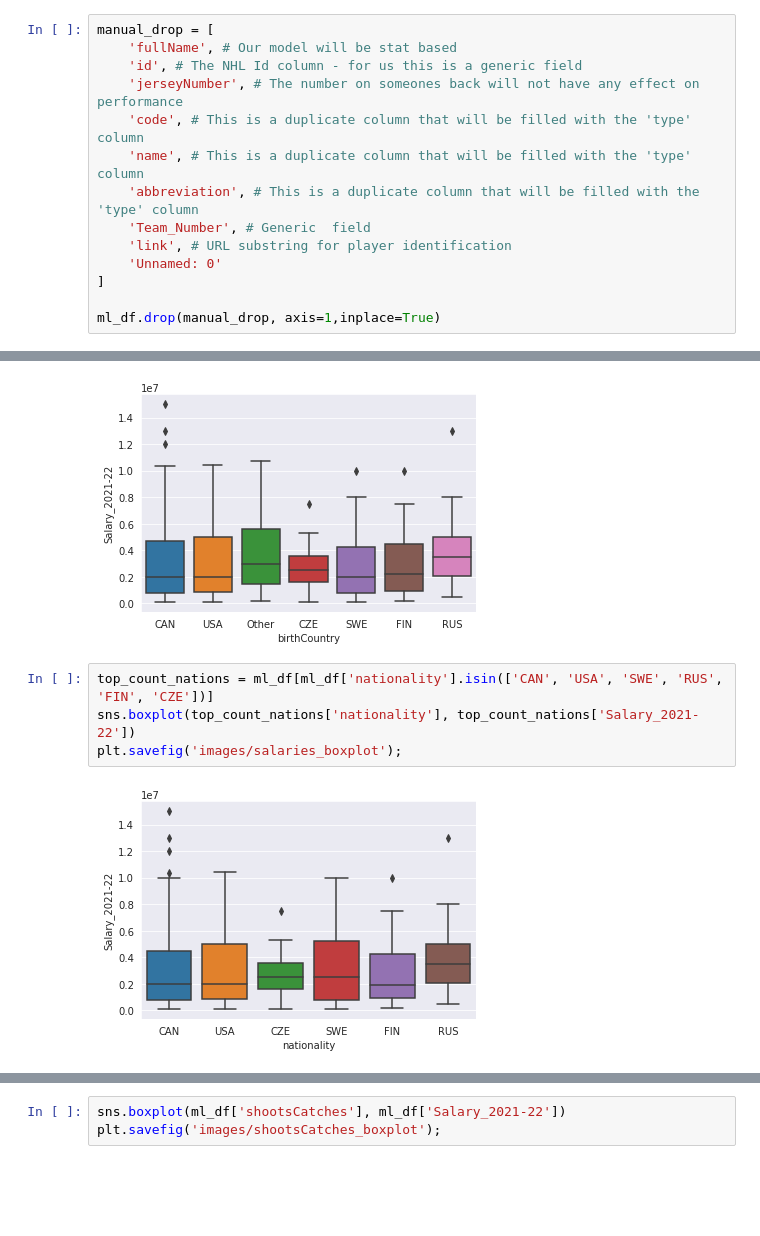
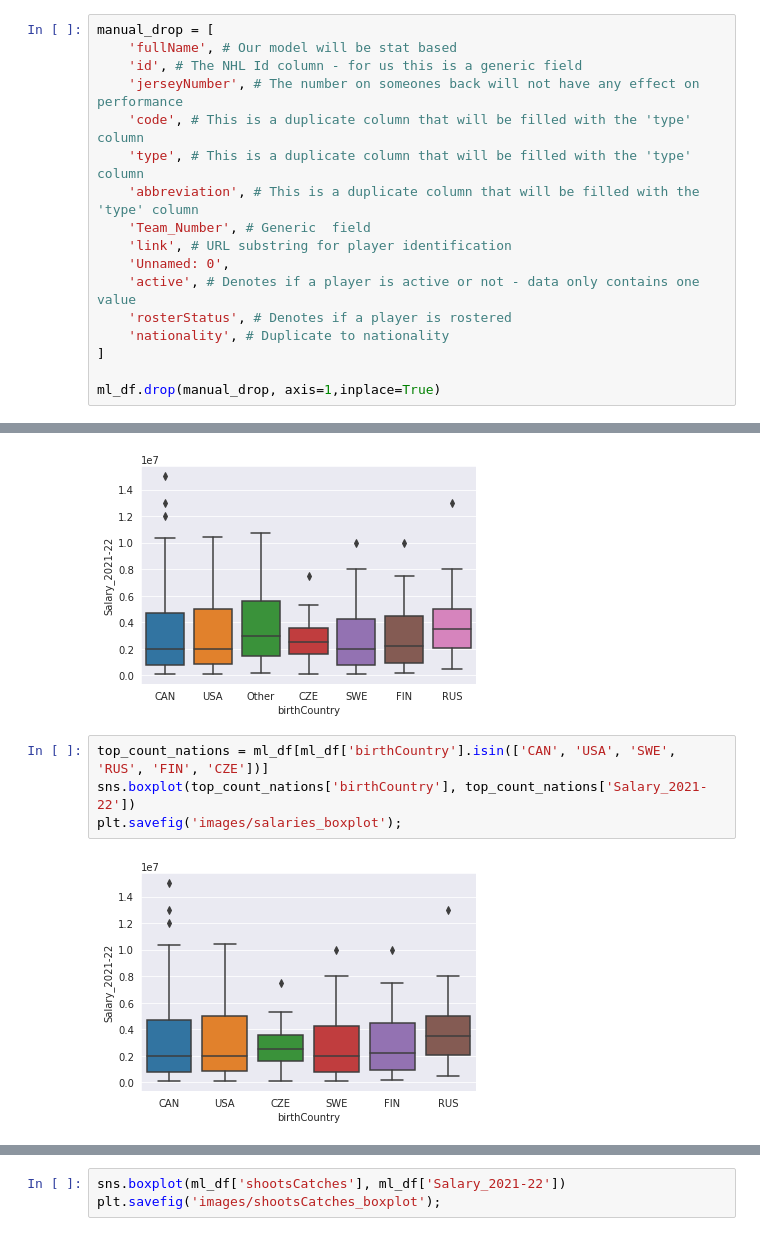
Before and after one commit to kyledufrane/NHL-Salary-Predictions, a Jupyter notebook: 2a_Modeling_Data_Prep.ipynb, the cells around one changed output, grey strips where cells are left out. Saved outputs shown, nothing was run; the diff lists cells and outputs as text; blank space fills up the shorter version.

```diff
--- a/2a_Modeling_Data_Prep.ipynb
+++ b/2a_Modeling_Data_Prep.ipynb
@@ -127,11 +121,14 @@ manual_drop = [
     'id', # The NHL Id column - for us this is a generic field
     'jerseyNumber', # The number on someones back will not have any effect on performance
     'code', # This is a duplicate column that will be filled with the 'type' column
-    'name', # This is a duplicate column that will be filled with the 'type' column
+    'type', # This is a duplicate column that will be filled with the 'type' column
     'abbreviation', # This is a duplicate column that will be filled with the 'type' column
     'Team_Number', # Generic  field
     'link', # URL substring for player identification
-    'Unnamed: 0'
+    'Unnamed: 0',
+    'active', # Denotes if a player is active or not - data only contains one value
+    'rosterStatus', # Denotes if a player is rostered
+    'nationality', # Duplicate to nationality
 ]
 
 ml_df.drop(manual_drop, axis=1,inplace=True)
@@ -287,9 +284,9 @@ sns.boxplot(ml_df['birthCountry'], ml_df['Salary_2021-22']);
 # %% [output]
 [figure]
 # %%
-top_count_nations = ml_df[ml_df['nationality'].isin(['CAN', 'USA', 'SWE', 'RUS', 'FIN', 'CZE'])]
-sns.boxplot(top_count_nations['nationality'], top_count_nations['Salary_2021-22'])
+top_count_nations = ml_df[ml_df['birthCountry'].isin(['CAN', 'USA', 'SWE', 'RUS', 'FIN', 'CZE'])]
+sns.boxplot(top_count_nations['birthCountry'], top_count_nations['Salary_2021-22'])
 plt.savefig('images/salaries_boxplot');
 # %% [output]
-[figure, old version]
+[figure, new version]
 # %%
```
Also changed, not shown: parts of 7 cells of this notebook, 5 other files.
